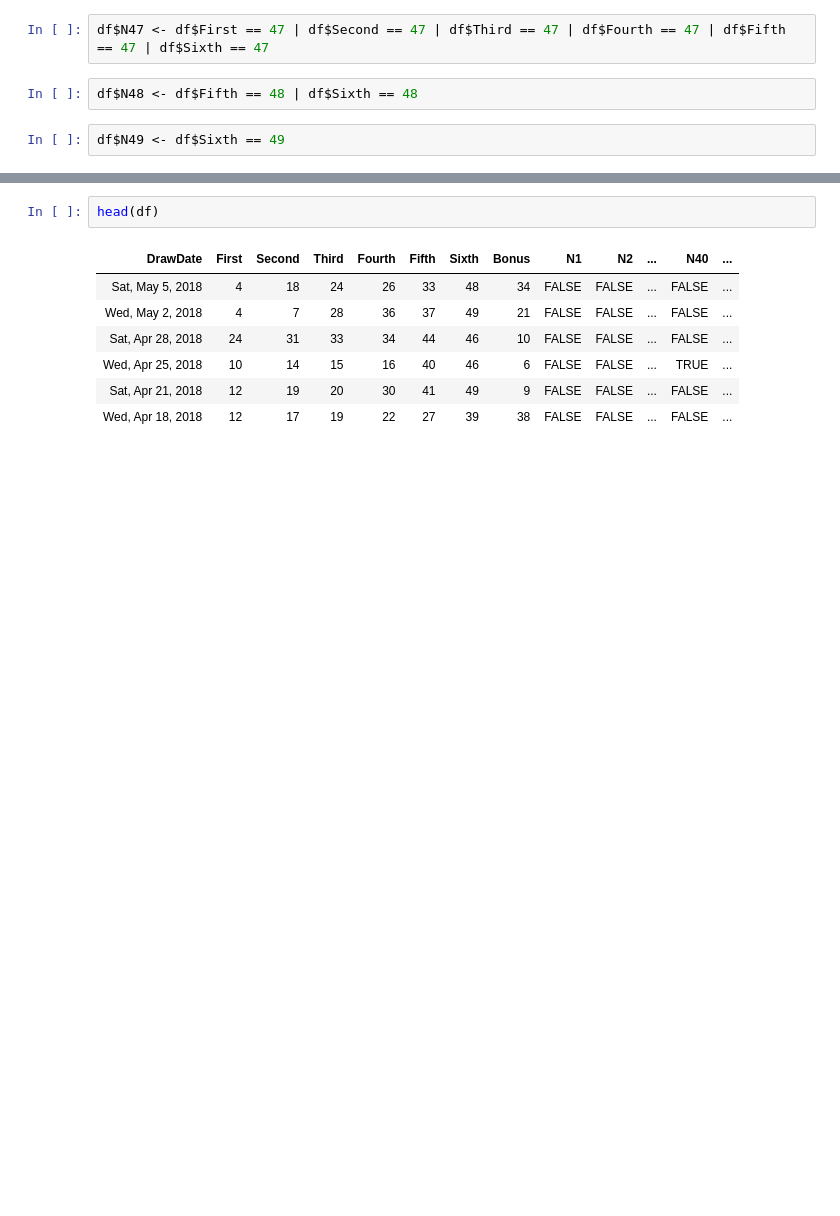
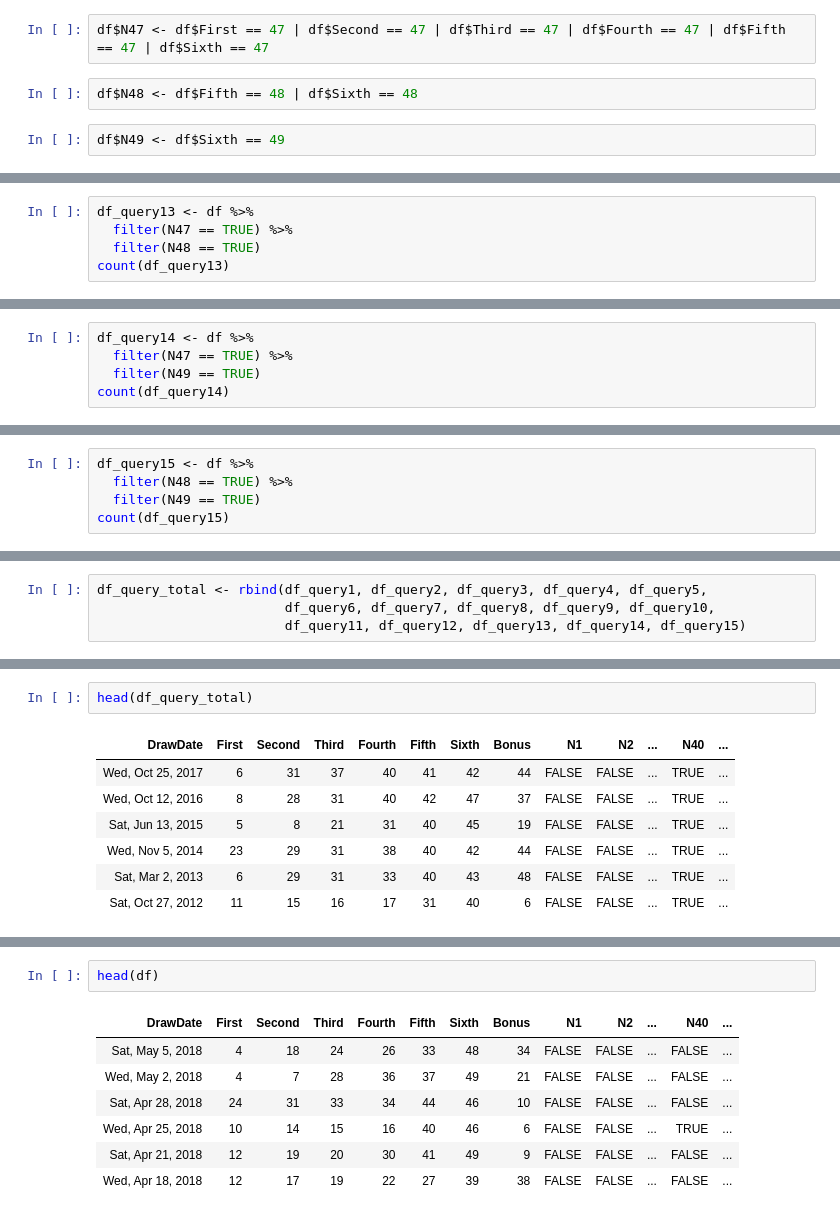
Before and after one commit to tarjin/SpecialProjectsInR, a Jupyter notebook: Lotto649Analysis.ipynb, the cells around one changed output, grey strips where cells are left out. Cells and saved outputs as stored; diff of their text form; blank space fills up the shorter version.

```diff
--- a/Lotto649Analysis.ipynb
+++ b/Lotto649Analysis.ipynb
@@ -187,0 +290,5 @@ df_query <- df %>% # how to query if a combination of numbers were drawn regardl
+# %%
+df_query13 <- df %>%
+  filter(N47 == TRUE) %>%
+  filter(N48 == TRUE)
+count(df_query13)
@@ -187,0 +298,5 @@ df_query <- df %>% # how to query if a combination of numbers were drawn regardl
+# %%
+df_query14 <- df %>%
+  filter(N47 == TRUE) %>%
+  filter(N49 == TRUE)
+count(df_query14)
@@ -187,0 +306,5 @@ df_query <- df %>% # how to query if a combination of numbers were drawn regardl
+# %%
+df_query15 <- df %>%
+  filter(N48 == TRUE) %>%
+  filter(N49 == TRUE)
+count(df_query15)
@@ -187,0 +314,4 @@ df_query <- df %>% # how to query if a combination of numbers were drawn regardl
+# %%
+df_query_total <- rbind(df_query1, df_query2, df_query3, df_query4, df_query5,
+                        df_query6, df_query7, df_query8, df_query9, df_query10,
+                        df_query11, df_query12, df_query13, df_query14, df_query15)
@@ -187,0 +338,10 @@ df_query <- df %>% # how to query if a combination of numbers were drawn regardl
+# %%
+head(df_query_total)
+# %% [output]
+| DrawDate | First | Second | Third | Fourth | Fifth | Sixth | Bonus | N1 | N2 | ... | N40 | ... |
+| Wed, Oct 25, 2017 | 6 | 31 | 37 | 40 | 41 | 42 | 44 | FALSE | FALSE | ... | TRUE | ... |
+| Wed, Oct 12, 2016 | 8 | 28 | 31 | 40 | 42 | 47 | 37 | FALSE | FALSE | ... | TRUE | ... |
+| Sat, Jun 13, 2015 | 5 | 8 | 21 | 31 | 40 | 45 | 19 | FALSE | FALSE | ... | TRUE | ... |
+| Wed, Nov 5, 2014 | 23 | 29 | 31 | 38 | 40 | 42 | 44 | FALSE | FALSE | ... | TRUE | ... |
+| Sat, Mar 2, 2013 | 6 | 29 | 31 | 33 | 40 | 43 | 48 | FALSE | FALSE | ... | TRUE | ... |
+| Sat, Oct 27, 2012 | 11 | 15 | 16 | 17 | 31 | 40 | 6 | FALSE | FALSE | ... | TRUE | ... |
```
Also changed, not shown: parts of 28 cells of this notebook.
